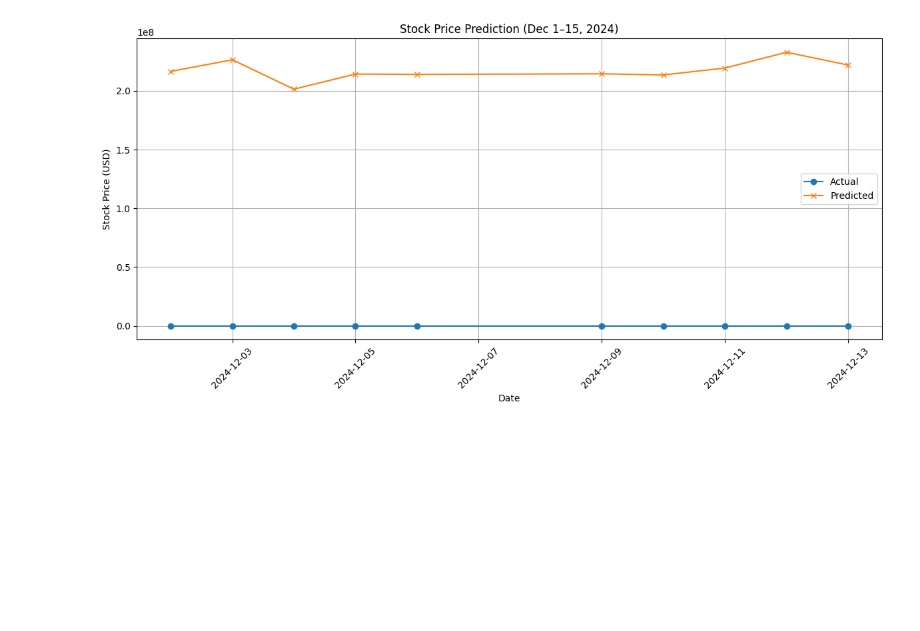
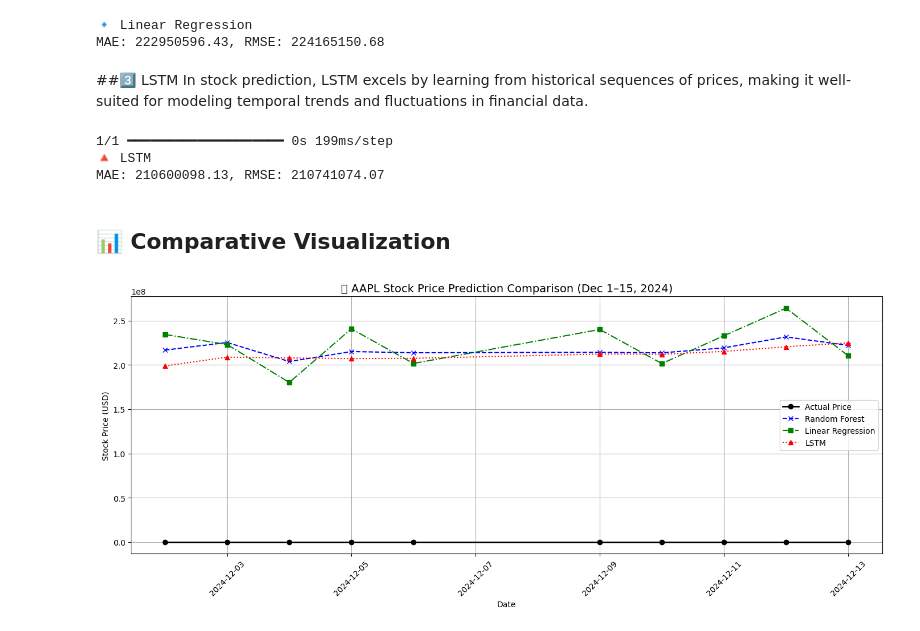
Before and after one commit to Jivan052/L1Project, a Jupyter notebook: L1_Project.ipynb, the cells around one changed output. Saved outputs shown, nothing was run; the diff lists cells and outputs as text; code cells hidden in the pictures; blank space fills up the shorter version.

```diff
--- a/L1_Project.ipynb
+++ b/L1_Project.ipynb
@@ -95,16 +72,75 @@ RMSE: 217632254.71
+# %%
+from sklearn.linear_model import LinearRegression
+
+model = LinearRegression()
+model.fit(train_X, train_y)
+
+pred_scaled = model.predict(test_X)
+pred = scaler.inverse_transform(np.hstack((np.zeros((len(pred_scaled), 4)), pred_scaled.reshape(-1, 1))))[:, -1]
+pred = pred[:len(actual_prices)]
+
+mae = mean_absolute_error(actual_prices, pred)
+rmse = np.sqrt(mean_squared_error(actual_prices, pred))
+
+print("🔹 Linear Regression")
+print(f"MAE: {mae:.2f}, RMSE: {rmse:.2f}")
+# %% [output]
+🔹 Linear Regression
+MAE: 222950596.43, RMSE: 224165150.68
+# %% [markdown]
+##3️⃣ LSTM
+In stock prediction, LSTM excels by learning from historical sequences of prices, making it well-suited for modeling temporal trends and fluctuations in financial data.
+# %%
+# Reshape for LSTM
+X_lstm = X.reshape((X.shape[0], 5, 5))
+train_X_lstm, test_X_lstm = X_lstm[:-15], X_lstm[-15:]
+train_y_lstm, test_y_lstm = y[:-15], y[-15:]
+
+model = Sequential([
+    LSTM(50, activation='relu', input_shape=(5, 5)),
+    Dense(1)
+])
+model.compile(optimizer='adam', loss='mse')
+model.fit(train_X_lstm, train_y_lstm, epochs=30, batch_size=8, verbose=0)
+
+pred_scaled = model.predict(test_X_lstm)
+pred = scaler.inverse_transform(np.hstack((np.zeros((len(pred_scaled), 4)), pred_scaled)))[:, -1]
+pred = pred[:len(actual_prices)]
+
+mae = mean_absolute_error(actual_prices, pred)
+rmse = np.sqrt(mean_squared_error(actual_prices, pred))
+
+print("🔺 LSTM")
+print(f"MAE: {mae:.2f}, RMSE: {rmse:.2f}")
+# %% [output]
+1/1 ━━━━━━━━━━━━━━━━━━━━ 0s 199ms/step
+🔺 LSTM
+MAE: 210600098.13, RMSE: 210741074.07
+# %% [markdown]
+## 📊 Comparative Visualization
 # %%
-# Visualization of Predicted vs Actual
-dates = actual_data.index[:15]
-plt.figure(figsize=(12, 6))
-plt.plot(dates, actual_prices, label='Actual', marker='o')
-plt.plot(dates, predictions, label='Predicted', marker='x')
-plt.title('Stock Price Prediction (Dec 1–15, 2024)')
+import matplotlib.pyplot as plt
+
+# Adjust if needed: truncate predictions to match actual prices
+rf_pred = rf_pred[:len(actual_prices)]
+lr_pred = lr_pred[:len(actual_prices)]
+lstm_pred = lstm_pred[:len(actual_prices)]
+
+# Plot
+plt.figure(figsize=(14, 6))
+
+plt.plot(dates, actual_prices, label='Actual Price', color='black', linewidth=2, marker='o')
+plt.plot(dates, rf_pred, label='Random Forest', color='blue', linestyle='--', marker='x')
+plt.plot(dates, lr_pred, label='Linear Regression', color='green', linestyle='-.', marker='s')
+plt.plot(dates, lstm_pred, label='LSTM', color='red', linestyle=':', marker='^')
+
+plt.title('📈 AAPL Stock Price Prediction Comparison (Dec 1–15, 2024)', fontsize=14)
 plt.xlabel('Date')
 plt.ylabel('Stock Price (USD)')
+plt.xticks(rotation=45)
+plt.grid(True)
 plt.legend()
-plt.grid(True)
-plt.xticks(rotation=45)
 plt.tight_layout()
 plt.show()
 # %% [output]
-[figure, old version]
+[figure, new version]
```
Also changed, not shown: parts of 12 cells of this notebook.
